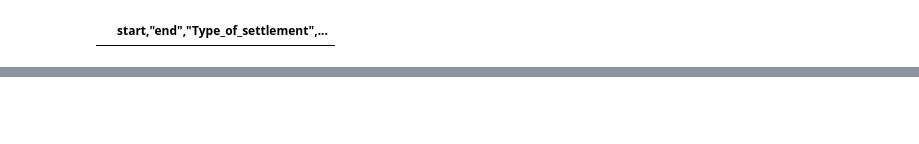
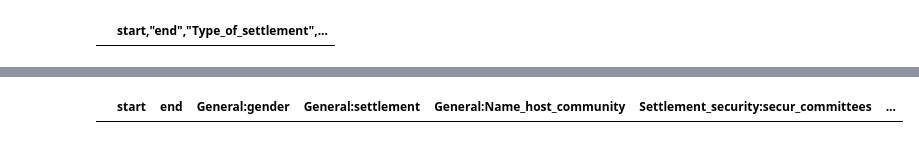
Before and after one commit to guillermosanchezg/NAUTIA, a Jupyter notebook: DesarrolloPy/Muestra_CSV.ipynb, the cells around one changed output, grey strips where cells are left out. Cells and saved outputs as stored; diff of their text form; code cells hidden in the pictures; blank space fills up the shorter version.

```diff
--- a/DesarrolloPy/Muestra_CSV.ipynb
+++ b/DesarrolloPy/Muestra_CSV.ipynb
@@ -45,3 +45,9 @@ data_ComunalServices.head(2)
 |  | start | end | General_Information:Type_of_setle... | General_Information:Type_of_Host_... | General_Information:Record_your_c... | ... |
 | 0 | 2019-11-18 10:45:24.364 | 2019-11-18 18:46:50.261 | refugee_camp | NaN | NaN | ... |
 | 1 | 2019-11-17 21:48:18.876 | 2019-11-18 18:52:07.268 | refugee_camp | NaN | NaN | ... |
+# %%
+data_LocalLeader = pd.read_csv("C:/Users/guill/Documents/Universidad/PlataformaRefugiados/NAUTIA/DesarrolloPy/DataSetOriginales/NAUTIA_1_0_Local_leaders_v3_results.csv",sep = ",")
+# %%
+data_LocalLeader
+# %% [output]
+|  | start | end | General:gender | General:settlement | General:Name_host_community | Settlement_security:secur_committees | ... |
```
Also changed, not shown: parts of 1 cell of this notebook, 1 other file.
